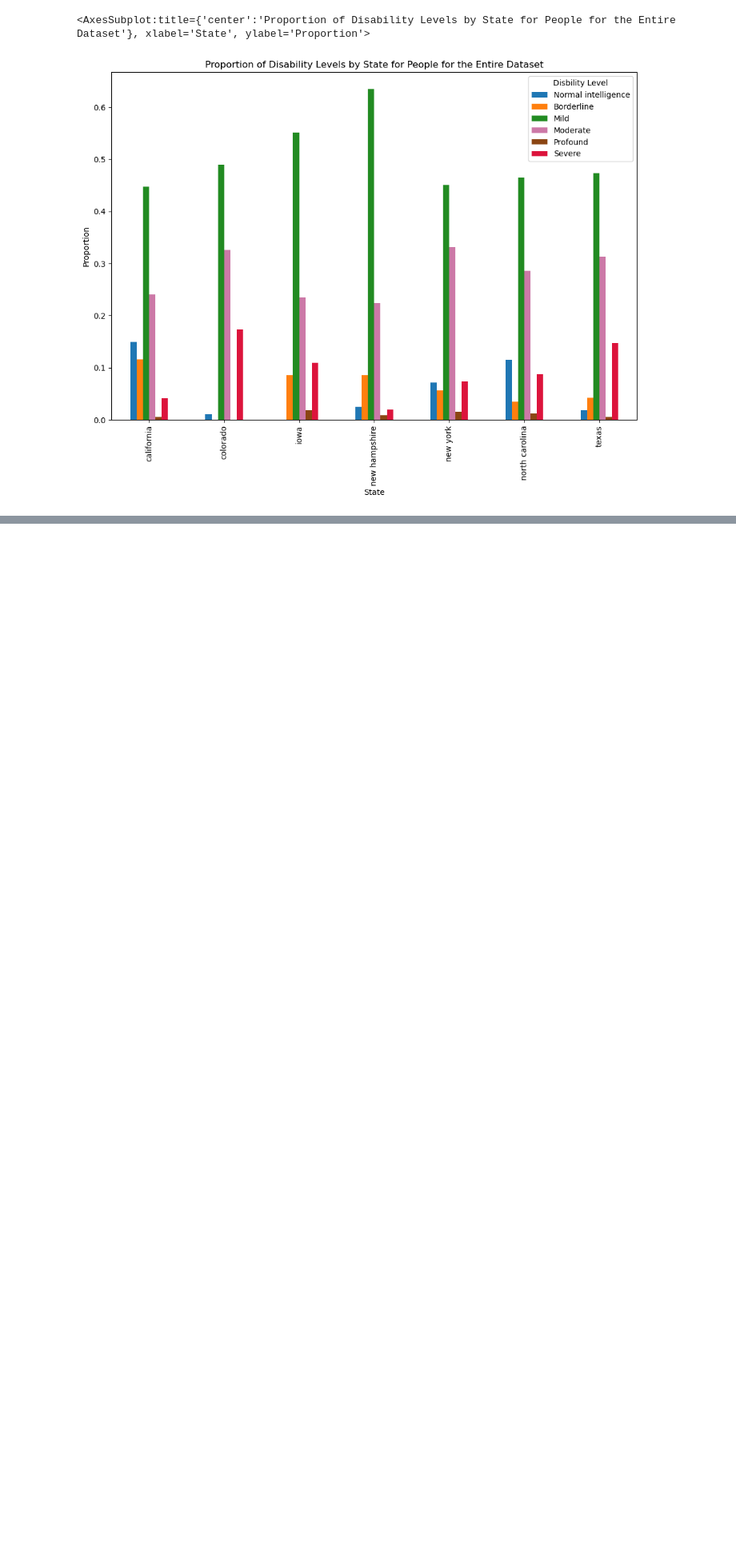
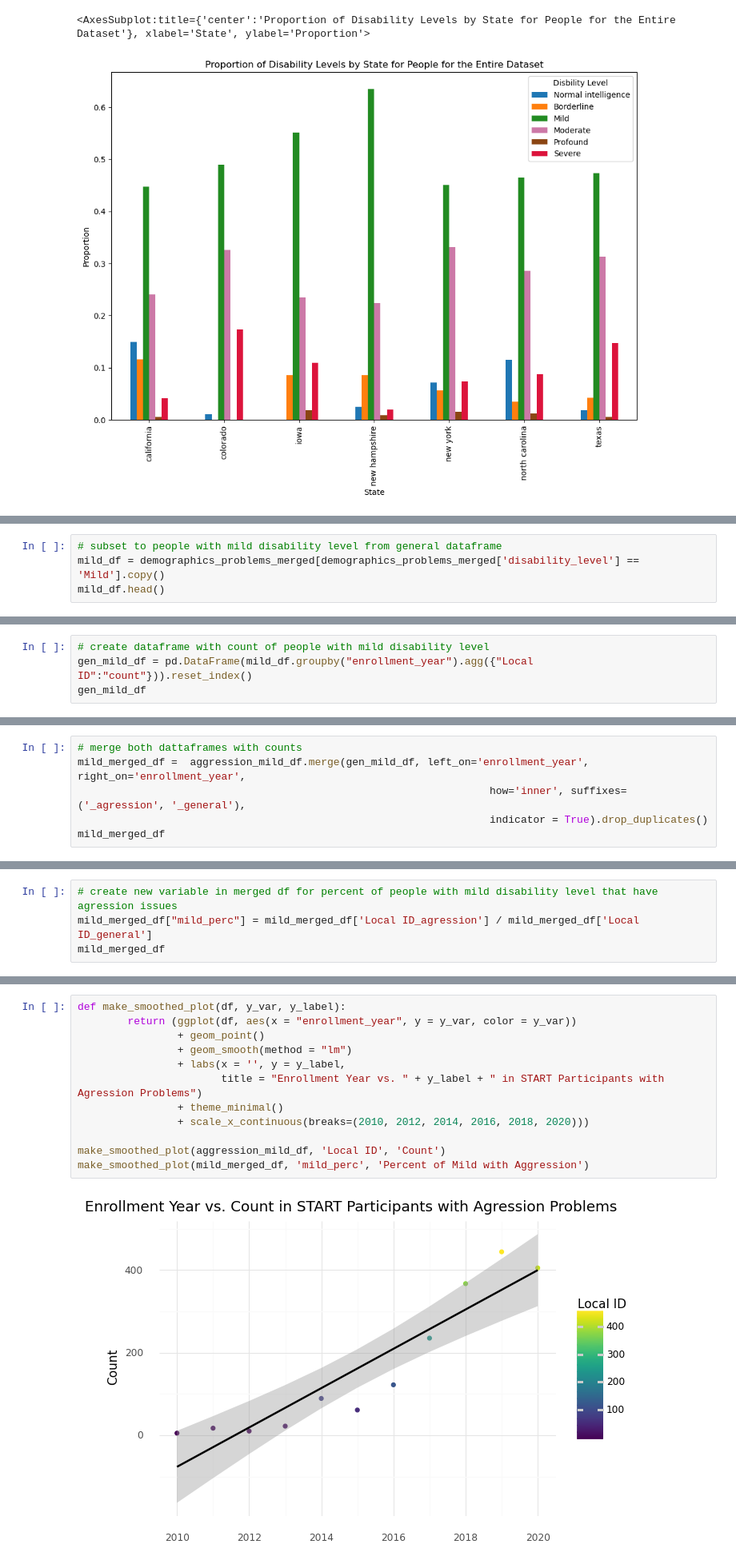
Before and after one commit to aimenabdulaziz/qss_final_project, a Jupyter notebook: code/01_data_cleaning_and_merging.ipynb, the cells around one changed output, grey strips where cells are left out. Shown at 80% size. Saved outputs shown, nothing was run; the diff lists cells and outputs as text; blank space fills up the shorter version.

Commit message:
created regression plot

```diff
--- a/code/01_data_cleaning_and_merging.ipynb
+++ b/code/01_data_cleaning_and_merging.ipynb
@@ -580,0 +601,4 @@ Text(0.5, 1.0, 'Proportion of Disability Levels by State for People for the Enti
+# %%
+# subset to people with mild disability level from general dataframe
+mild_df = demographics_problems_merged[demographics_problems_merged['disability_level'] == 'Mild'].copy()
+mild_df.head()
@@ -580,0 +613,4 @@ Text(0.5, 1.0, 'Proportion of Disability Levels by State for People for the Enti
+# %%
+# create dataframe with count of people with mild disability level
+gen_mild_df = pd.DataFrame(mild_df.groupby("enrollment_year").agg({"Local ID":"count"})).reset_index()
+gen_mild_df
@@ -580,0 +630,6 @@ Text(0.5, 1.0, 'Proportion of Disability Levels by State for People for the Enti
+# %%
+# merge both dattaframes with counts
+mild_merged_df =  aggression_mild_df.merge(gen_mild_df, left_on='enrollment_year', right_on='enrollment_year',
+                                                                  how='inner', suffixes=('_agression', '_general'),
+                                                                  indicator = True).drop_duplicates()
+mild_merged_df
@@ -580,0 +649,4 @@ Text(0.5, 1.0, 'Proportion of Disability Levels by State for People for the Enti
+# %%
+# create new variable in merged df for percent of people with mild disability level that have agression issues
+mild_merged_df["mild_perc"] = mild_merged_df['Local ID_agression'] / mild_merged_df['Local ID_general']
+mild_merged_df
@@ -580,0 +666,14 @@ Text(0.5, 1.0, 'Proportion of Disability Levels by State for People for the Enti
+# %%
+def make_smoothed_plot(df, y_var, y_label):
+        return (ggplot(df, aes(x = "enrollment_year", y = y_var, color = y_var))
+                + geom_point()
+                + geom_smooth(method = "lm")
+                + labs(x = '', y = y_label,
+                       title = "Enrollment Year vs. " + y_label + " in START Participants with Agression Problems")
+                + theme_minimal()
+                + scale_x_continuous(breaks=(2010, 2012, 2014, 2016, 2018, 2020)))
+
+make_smoothed_plot(aggression_mild_df, 'Local ID', 'Count')
+make_smoothed_plot(mild_merged_df, 'mild_perc', 'Percent of Mild with Aggression')
+# %% [output]
+[figure, added]
```
Also changed, not shown: parts of 7 cells of this notebook.
